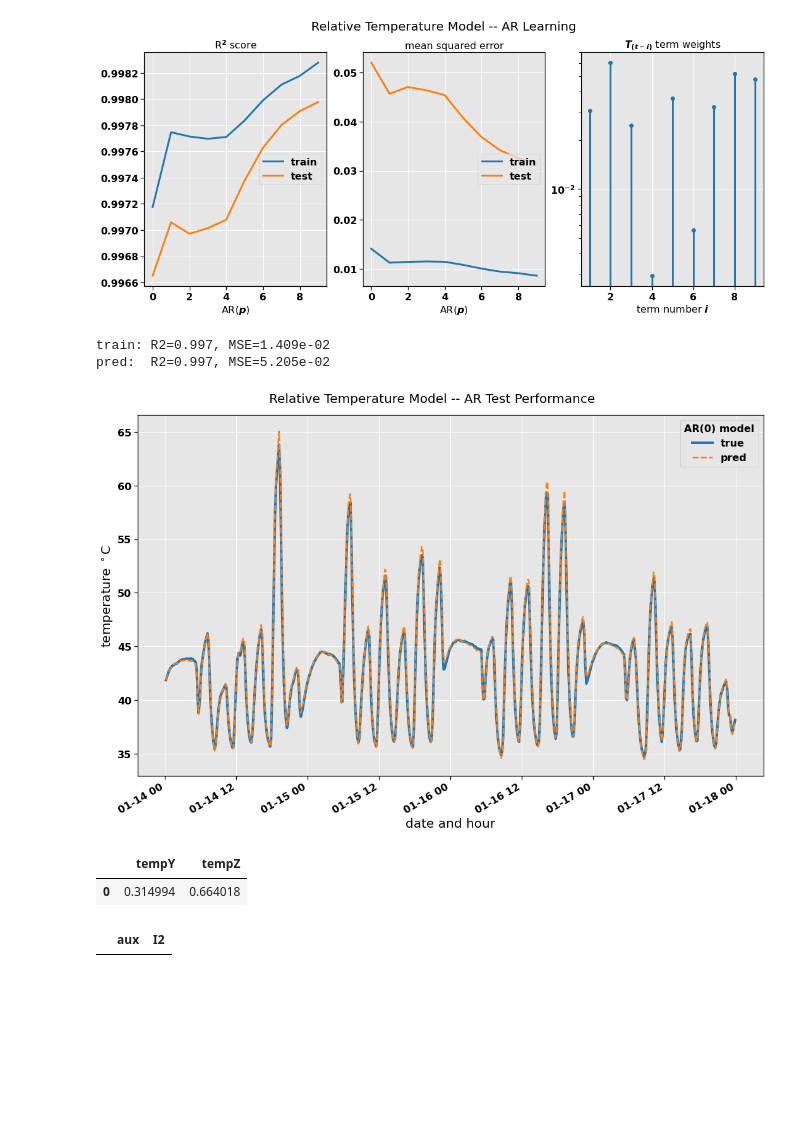
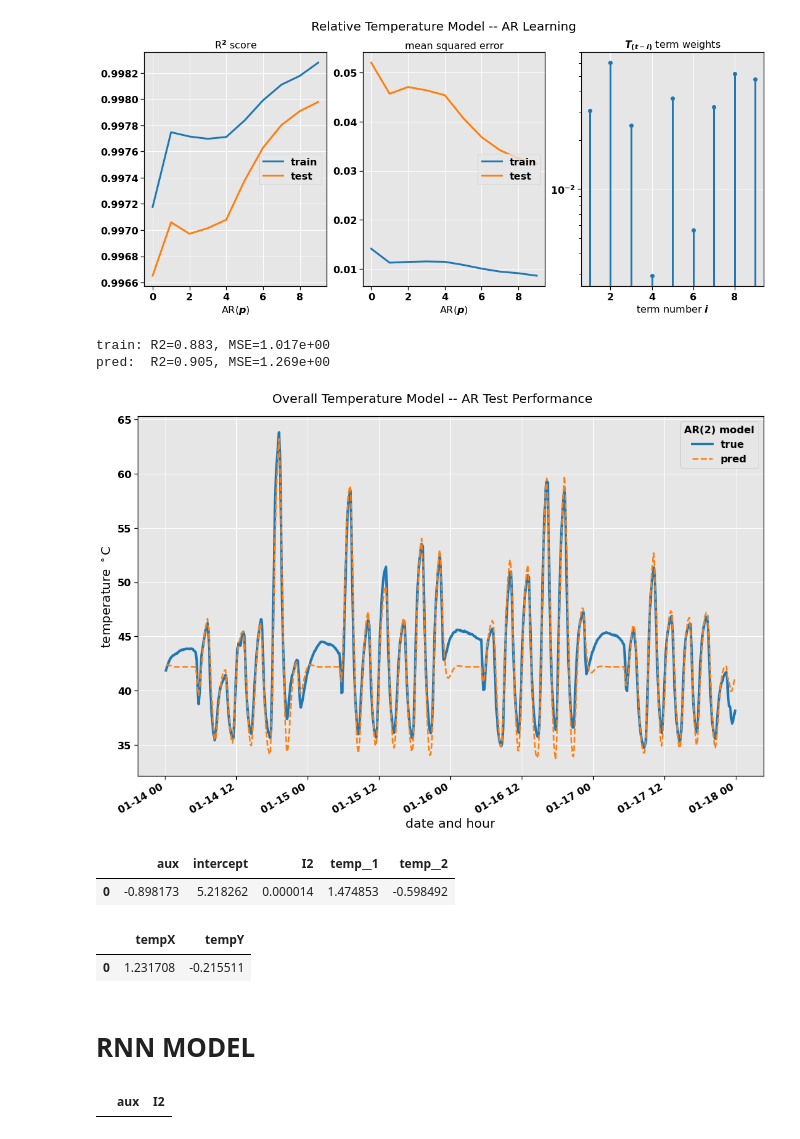
Before and after one commit to fonstelien/FYS-STK4155, a Jupyter notebook: project3/source/project3.ipynb, the cells around one changed output. Cells and saved outputs as stored; diff of their text form; code cells hidden in the pictures; blank space fills up the shorter version.

```diff
--- a/project3/source/project3.ipynb
+++ b/project3/source/project3.ipynb
@@ -196,13 +196,13 @@ plt.show()
 # %% [output]
 [figure]
 # %%
-#X, y = ar.prep_overall_model_dataset(auxiliaries, current, temperatureX, 2)
-X, y = ar.prep_relative_model_dataset(temperatureX, temperatureY, temperatureZ, 0)
+X, y = ar.prep_overall_model_dataset(auxiliaries, current, temperatureX, 2)
+#X, y = ar.prep_relative_model_dataset(temperatureX, temperatureY, temperatureZ, 0)
 
-#start='2018-11-15 00:00:00'
-#end='2018-12-15 00:00:00'
-start='2018-06-05 00:00:00'
-end='2018-06-06 00:00:00'
+start='2018-11-15 00:00:00'
+end='2019-01-07 00:00:00'
+#start='2018-06-05 00:00:00'
+#end='2018-06-06 00:00:00'
 
 X_train, y_train = X[start:end], y[start:end]
 
@@ -217,42 +217,59 @@ t0 = y_train['tempX'][0]
 y_pred = ar.evaluate(coeffs, X_train, t0)
 
 r2 = skl.metrics.r2_score(y_train, y_pred)
 mse = skl.metrics.mean_squared_error(y_train, y_pred)
 print(f'train: R2={r2:.3f}, MSE={mse:.3e}')
 
 t0 = y_test['tempX'][0]
 y_pred = ar.evaluate(coeffs, X_test, t0)
 
 r2 = skl.metrics.r2_score(y_test, y_pred)
 mse = skl.metrics.mean_squared_error(y_test, y_pred)
 print(f'pred:  R2={r2:.3f}, MSE={mse:.3e}')
 
 fig, axes = plt.subplots(nrows=1, ncols=1, figsize=(15,10))
-#fig.suptitle('Overall Temperature Model -- AR Test Performance', fontsize=LARGE)
-fig.suptitle('Relative Temperature Model -- AR Test Performance', fontsize=LARGE)
+fig.suptitle('Overall Temperature Model -- AR Test Performance', fontsize=LARGE)
+#fig.suptitle('Relative Temperature Model -- AR Test Performance', fontsize=LARGE)
 
 ax = axes
 start='2019-01-14 00:00:00'
 end='2019-01-18 00:00:00'
 y_test[start:end].plot(ax=ax, lw=4)
 y_pred[start:end].plot(ax=ax, lw=2.5, style='--')
 ax.set_ylabel('temperature $^\circ$C', fontsize=LARGE)
 ax.set_xlabel('date and hour', fontsize=LARGE)
 
-#ax.legend(['true', 'pred'], title='AR(2) model', title_fontsize=MEDIUM)
-ax.legend(['true', 'pred'], title='AR(0) model', title_fontsize=MEDIUM)
+ax.legend(['true', 'pred'], title='AR(2) model', title_fontsize=MEDIUM)
+#ax.legend(['true', 'pred'], title='AR(0) model', title_fontsize=MEDIUM)
 
 
 plt.tight_layout()
 plt.show()
 
 coeffs
 # %% [output]
-train: R2=0.997, MSE=1.409e-02
-pred:  R2=0.997, MSE=5.205e-02
+train: R2=0.883, MSE=1.017e+00
+pred:  R2=0.905, MSE=1.269e+00
-[figure, old version]
+[figure, new version]
-|  | tempY | tempZ |
-| 0 | 0.314994 | 0.664018 |
+|  | aux | intercept | I2 | temp__1 | temp__2 |
+| 0 | -0.898173 | 5.218262 | 0.000014 | 1.474853 | -0.598492 |
+# %%
+#X, y = ar.prep_overall_model_dataset(auxiliaries, current, temperatureZ, 2)
+X, y = ar.prep_relative_model_dataset(temperatureZ, temperatureX, temperatureY, 0)
+
+start='2018-11-15 00:00:00'
+end='2019-01-07 00:00:00'
+#start='2018-06-05 00:00:00'
+#end='2018-06-06 00:00:00'
+
+X_train, y_train = X[start:end], y[start:end]
+coeffs = ar.ols(X_train, y_train)
+coeffs
+# %% [output]
+|  | tempX | tempY |
+| 0 | 1.231708 | -0.215511 |
+# %% [markdown]
+# RNN MODEL
 # %%
 X, y = nn.prep_overall_model_dataset(auxiliaries, current, temperatureX)
 X.head(0)
```
Also changed, not shown: parts of 1 cell of this notebook, 4 other files.
